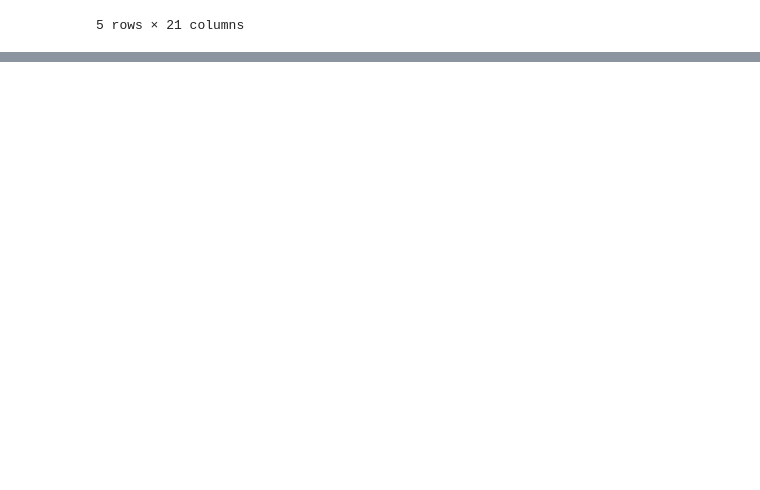
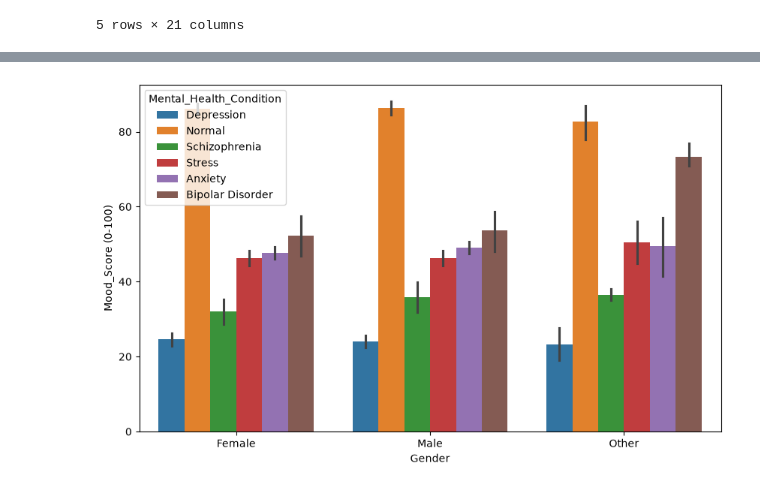
Before and after one commit to salvannunziata/studioDataset, a Jupyter notebook: 01_dataset_exploration.ipynb, the cells around one changed output, grey strips where cells are left out. Drawn from its saved outputs; the diff is of its cells as text; code cells hidden in the pictures; blank space fills up the shorter version.

```diff
--- a/01_dataset_exploration.ipynb
+++ b/01_dataset_exploration.ipynb
@@ -20,0 +117,6 @@ df.tail()
+# %%
+plt.figure(figsize=(10,6))
+sns.barplot(x="Gender", y="Mood_Score (0-100)", hue="Mental_Health_Condition", data=df)
+plt.show()
+# %% [output]
+[figure, added]
```
Also changed, not shown: parts of 10 cells of this notebook.
